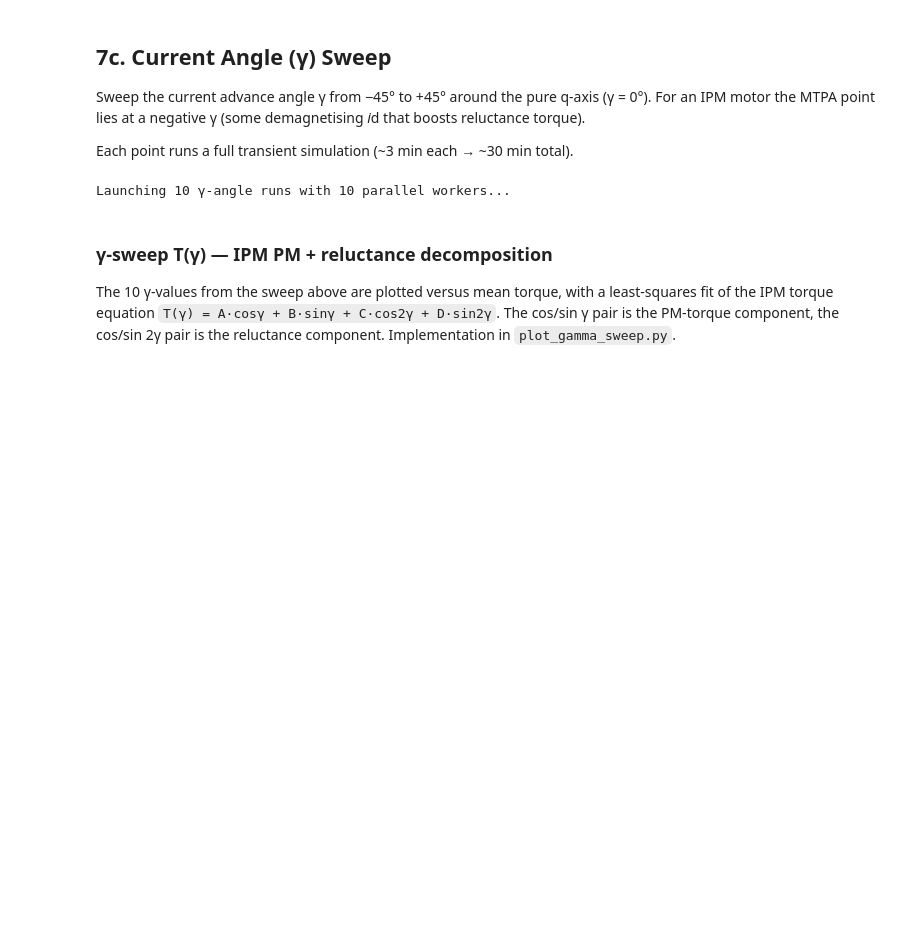
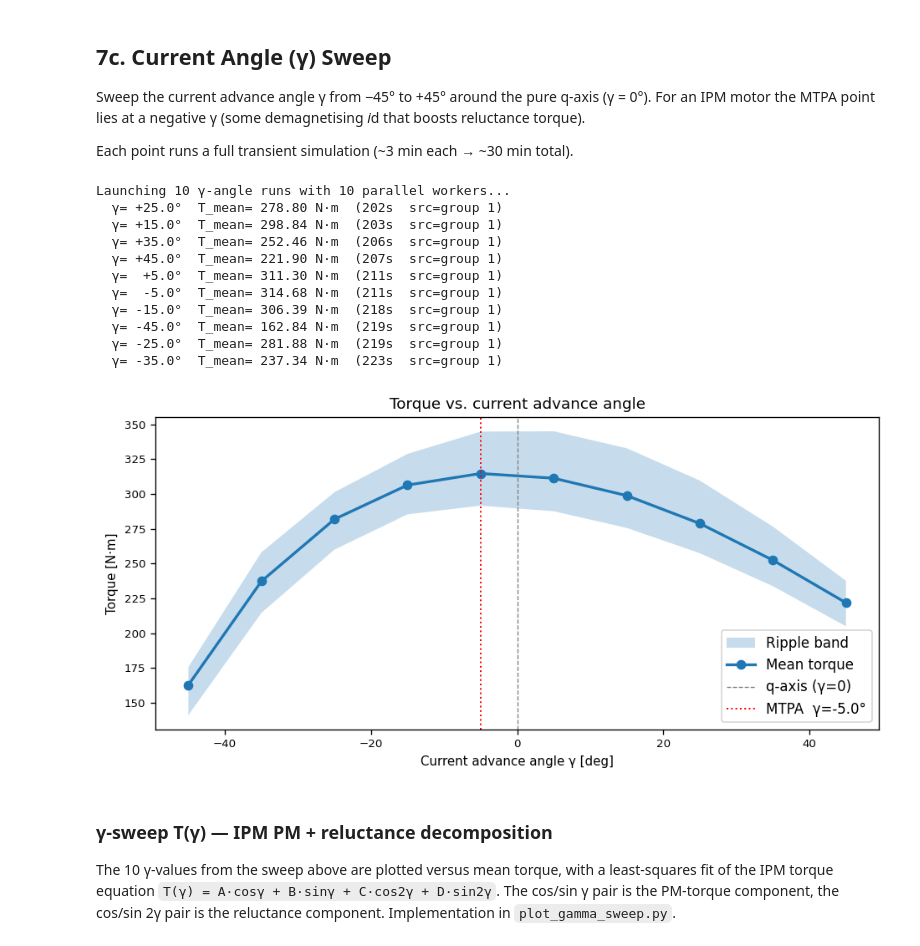
Before and after one commit to pfyhr/TractionMachinePM2D, a Jupyter notebook: example.ipynb, the cells around one changed output. Cells and saved outputs as stored; diff of their text form; code cells hidden in the pictures; blank space fills up the shorter version.

```diff
--- a/example.ipynb
+++ b/example.ipynb
@@ -1168,7 +1168,7 @@ solver = shutil.which('ElmerSolver')
 if solver is None:
     print('ElmerSolver not found — install Elmer FEM to run the sweep.')
 else:
-    gammas   = np.linspace(-90, 0, 10)
+    gammas   = np.linspace(-45, 45, 10)
     n_workers = min(len(gammas), os.cpu_count() or 4)
     print(f'Launching {len(gammas)} γ-angle runs with {n_workers} parallel workers...')
 
@@ -1208,33 +1208,44 @@ else:
             else:
                 sc = read_scalars(res_dir / 'scalars.dat', p)
                 results[idx] = (gamma, sc['T_mean_Nm'], sc['T_max_Nm'], sc['T_min_Nm'])
                 print(f'  γ={gamma:+6.1f}°  T_mean={sc["T_mean_Nm"]:7.2f} N·m  '
                       f'({elapsed:.0f}s  src={sc["torque_source"]})')
 
     # Sort by γ index for plotting
     sorted_res = [results[i] for i in range(len(gammas))]
     gammas_arr = np.array([r[0] for r in sorted_res])
     T_m        = np.array([r[1] for r in sorted_res])
     T_x        = np.array([r[2] for r in sorted_res])
     T_n        = np.array([r[3] for r in sorted_res])
 
     # ── Plot ──────────────────────────────────────────────────────────────────
     fig, ax = plt.subplots(figsize=(8, 4))
     ax.fill_between(gammas_arr, T_n, T_x, alpha=0.25, label='Ripple band')
     ax.plot(gammas_arr, T_m, 'o-', lw=2, label='Mean torque')
     ax.axvline(0, color='gray', ls='--', lw=0.8, label='q-axis (γ=0)')
     if not np.all(np.isnan(T_m)):
         idx_max = int(np.nanargmax(T_m))
         ax.axvline(gammas_arr[idx_max], color='red', ls=':', lw=1.2,
                    label=f'MTPA  γ={gammas_arr[idx_max]:.1f}°')
     ax.set_xlabel('Current advance angle γ [deg]')
     ax.set_ylabel('Torque [N·m]')
     ax.set_title('Torque vs. current advance angle')
     ax.legend()
     fig.tight_layout()
     plt.show()
 # %% [output]
 Launching 10 γ-angle runs with 10 parallel workers...
+  γ= +25.0°  T_mean= 278.80 N·m  (202s  src=group 1)
+  γ= +15.0°  T_mean= 298.84 N·m  (203s  src=group 1)
+  γ= +35.0°  T_mean= 252.46 N·m  (206s  src=group 1)
+  γ= +45.0°  T_mean= 221.90 N·m  (207s  src=group 1)
+  γ=  +5.0°  T_mean= 311.30 N·m  (211s  src=group 1)
+  γ=  -5.0°  T_mean= 314.68 N·m  (211s  src=group 1)
+  γ= -15.0°  T_mean= 306.39 N·m  (218s  src=group 1)
+  γ= -45.0°  T_mean= 162.84 N·m  (219s  src=group 1)
+  γ= -25.0°  T_mean= 281.88 N·m  (219s  src=group 1)
+  γ= -35.0°  T_mean= 237.34 N·m  (223s  src=group 1)
+[figure, added]
 # %% [markdown]
 ### γ-sweep T(γ) — IPM PM + reluctance decomposition
 
```
Also changed, not shown: parts of 9 cells of this notebook, 6 other files.
